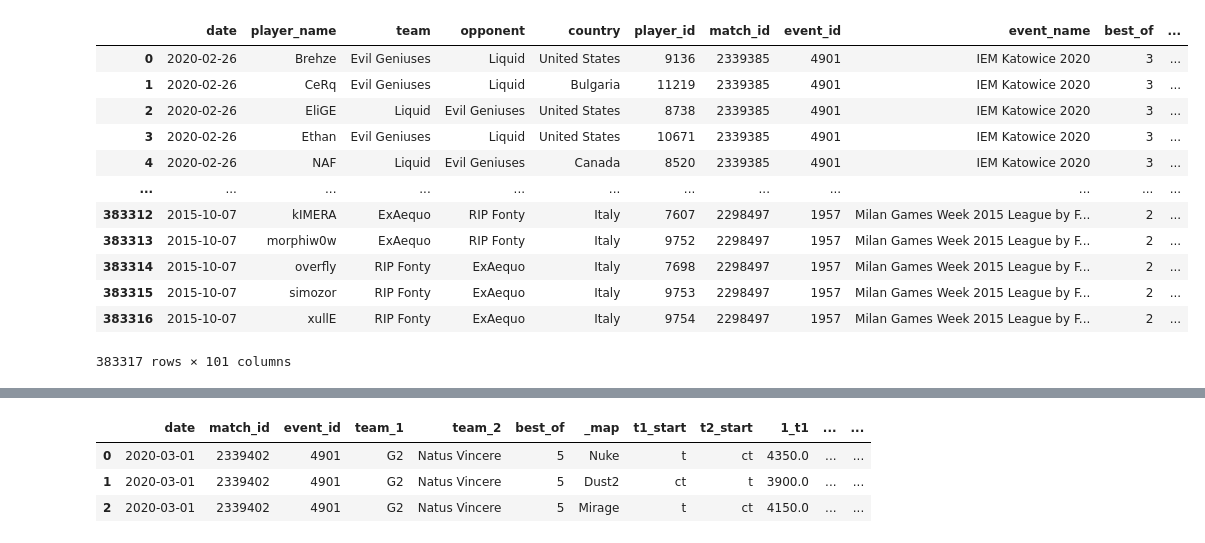
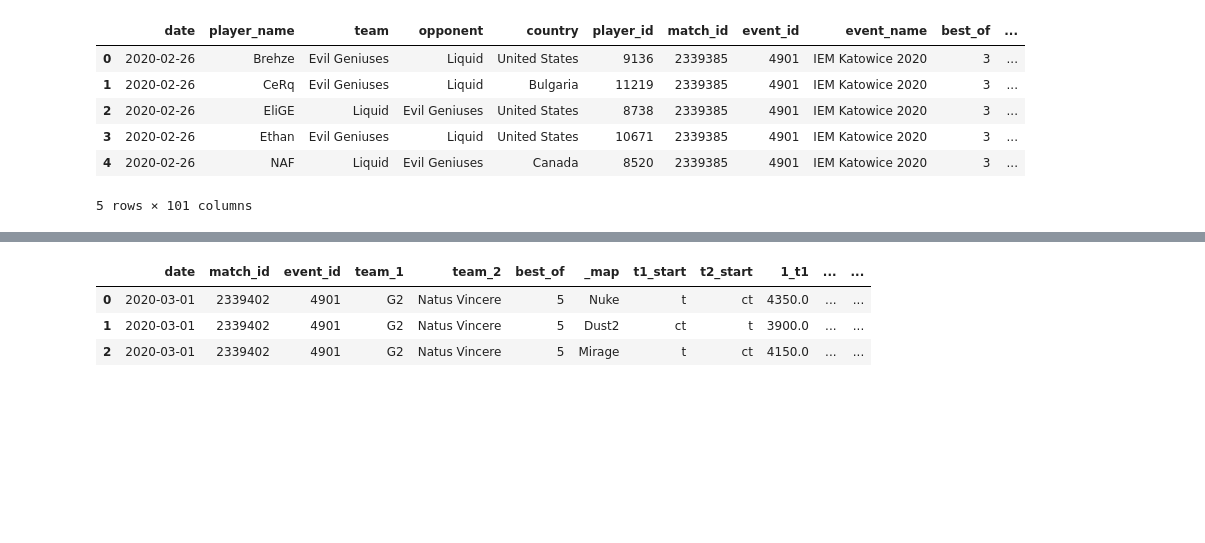
Before and after one commit to ValDevelopment/CS-GO-Team-Economy, a Jupyter notebook: notebooks/.notebook/01_data_overview_viz.ipynb, the cells around one changed output, grey strips where cells are left out. Cells and saved outputs as stored; diff of their text form; code cells hidden in the pictures; blank space fills up the shorter version.

```diff
--- a/notebooks/.notebook/01_data_overview_viz.ipynb
+++ b/notebooks/.notebook/01_data_overview_viz.ipynb
@@ -9,18 +9,12 @@ econ_data = pd.read_csv("data/raw/economy.csv", parse_dates=["date"])
 results_data = pd.read_csv("data/raw/results.csv", parse_dates=["date"])
 players_data = pd.read_parquet("data/raw/players.parquet")
 # %%
-players_data
+players_data.head()
 # %% [output]
 |  | date | player_name | team | opponent | country | player_id | match_id | event_id | event_name | best_of | ... |
 | 0 | 2020-02-26 | Brehze | Evil Geniuses | Liquid | United States | 9136 | 2339385 | 4901 | IEM Katowice 2020 | 3 | ... |
 | 1 | 2020-02-26 | CeRq | Evil Geniuses | Liquid | Bulgaria | 11219 | 2339385 | 4901 | IEM Katowice 2020 | 3 | ... |
 | 2 | 2020-02-26 | EliGE | Liquid | Evil Geniuses | United States | 8738 | 2339385 | 4901 | IEM Katowice 2020 | 3 | ... |
 | 3 | 2020-02-26 | Ethan | Evil Geniuses | Liquid | United States | 10671 | 2339385 | 4901 | IEM Katowice 2020 | 3 | ... |
 | 4 | 2020-02-26 | NAF | Liquid | Evil Geniuses | Canada | 8520 | 2339385 | 4901 | IEM Katowice 2020 | 3 | ... |
-| ... | ... | ... | ... | ... | ... | ... | ... | ... | ... | ... | ... |
-| 383312 | 2015-10-07 | kIMERA | ExAequo | RIP Fonty | Italy | 7607 | 2298497 | 1957 | Milan Games Week 2015 League by F... | 2 | ... |
-| 383313 | 2015-10-07 | morphiw0w | ExAequo | RIP Fonty | Italy | 9752 | 2298497 | 1957 | Milan Games Week 2015 League by F... | 2 | ... |
-| 383314 | 2015-10-07 | overfly | RIP Fonty | ExAequo | Italy | 7698 | 2298497 | 1957 | Milan Games Week 2015 League by F... | 2 | ... |
-| 383315 | 2015-10-07 | simozor | RIP Fonty | ExAequo | Italy | 9753 | 2298497 | 1957 | Milan Games Week 2015 League by F... | 2 | ... |
-| 383316 | 2015-10-07 | xullE | RIP Fonty | ExAequo | Italy | 9754 | 2298497 | 1957 | Milan Games Week 2015 League by F... | 2 | ... |
-383317 rows × 101 columns
+5 rows × 101 columns
```
Also changed, not shown: parts of 5 cells of this notebook.
